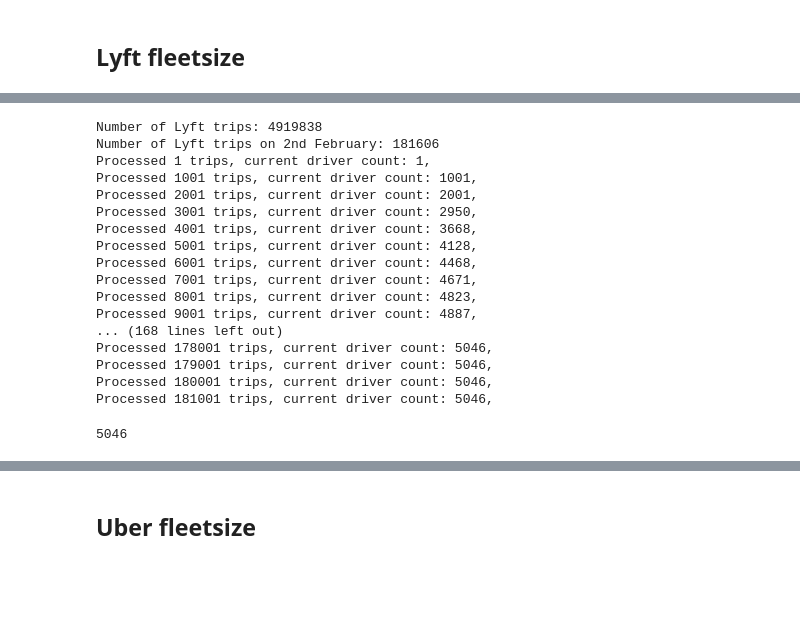
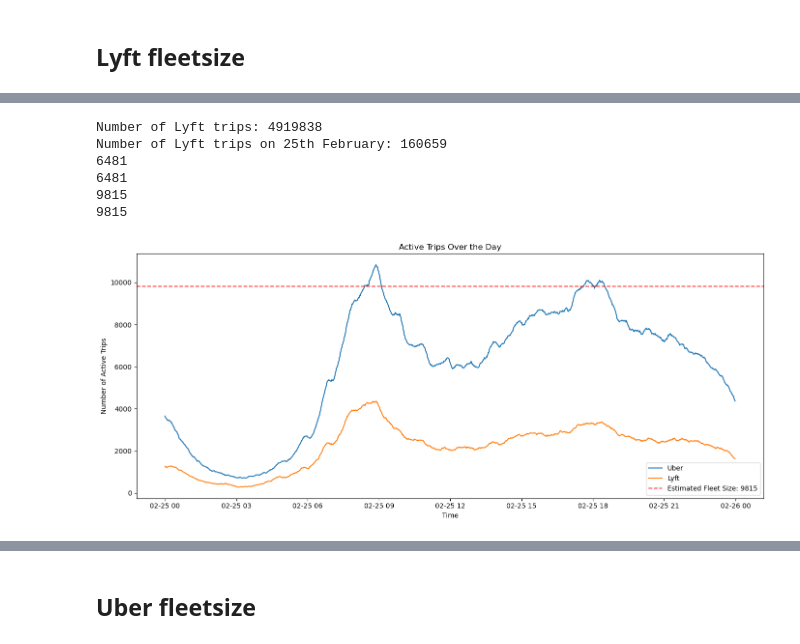
Before and after one commit to hendrikmehl/Thesis_HME, a Jupyter notebook: Code/notebooks/fleet_size.ipynb, the cells around one changed output, grey strips where cells are left out. Saved outputs shown, nothing was run; the diff lists cells and outputs as text; code cells hidden in the pictures; blank space fills up the shorter version.

```diff
--- a/Code/notebooks/fleet_size.ipynb
+++ b/Code/notebooks/fleet_size.ipynb
@@ -190,34 +181,35 @@ Error:
 # %%
 import src.fleet_size.link_sequential_trips as link_sequential_trips
 importlib.reload(link_sequential_trips)
 
+import src.fleet_size.active_trips as active_trips
+importlib.reload(active_trips)
+from src.fleet_size.active_trips import analyze_active_rides_by_company, plot_active_trips_over_day
+
+
 # only use Lyft trips
 lyft_trip_data = trip_data[trip_data['company'] == 'Lyft']
 
-# only use trips from February 2nd
-lyft_trip_data_short = lyft_trip_data[(lyft_trip_data['pickup_datetime'] >= pd.to_datetime('2025-02-02 00:00:00')) &
-                                  (lyft_trip_data['pickup_datetime'] <= pd.to_datetime('2025-02-03 00:00:00'))]
+# only use trips from February 25th
+lyft_trip_data_short = lyft_trip_data[(lyft_trip_data['pickup_datetime'] >= pd.to_datetime('2025-02-25 00:00:00')) &
+                                  (lyft_trip_data['pickup_datetime'] <= pd.to_datetime('2025-02-26 00:00:00'))]
 
 print("Number of Lyft trips: " + str(len(lyft_trip_data)))
-print("Number of Lyft trips on 2nd February: " + str(len(lyft_trip_data_short)))
+print("Number of Lyft trips on 25th February: " + str(len(lyft_trip_data_short)))
 
-link_sequential_trips.calculate_minimum_drivers_vectorized(lyft_trip_data_short, matrix)
+estimated_fleet_size = link_sequential_trips.calculate_minimum_drivers_vectorized(lyft_trip_data_short, matrix)
+print(estimated_fleet_size)
+
+estimated_fleet_size_improved = link_sequential_trips.calculate_minimum_drivers_improved(lyft_trip_data_short, matrix)
+print(estimated_fleet_size_improved)
+
+active_rides = analyze_active_rides_by_company(trip_data, target_date='2025-02-25')
+plot_active_trips_over_day(active_rides, estimated_fleet_size=estimated_fleet_size_improved)
 # %% [output]
 Number of Lyft trips: 4919838
-Number of Lyft trips on 2nd February: 181606
-Processed 1 trips, current driver count: 1,
-Processed 1001 trips, current driver count: 1001,
-Processed 2001 trips, current driver count: 2001,
-Processed 3001 trips, current driver count: 2950,
-Processed 4001 trips, current driver count: 3668,
-Processed 5001 trips, current driver count: 4128,
-Processed 6001 trips, current driver count: 4468,
-Processed 7001 trips, current driver count: 4671,
-Processed 8001 trips, current driver count: 4823,
-Processed 9001 trips, current driver count: 4887,
-... (168 lines left out)
-Processed 178001 trips, current driver count: 5046,
-Processed 179001 trips, current driver count: 5046,
-Processed 180001 trips, current driver count: 5046,
-Processed 181001 trips, current driver count: 5046,
+Number of Lyft trips on 25th February: 160659
+6481
+6481
+9815
+9815
-5046
+[figure, added]
```
Also changed, not shown: parts of 9 cells of this notebook, 9 other files.
